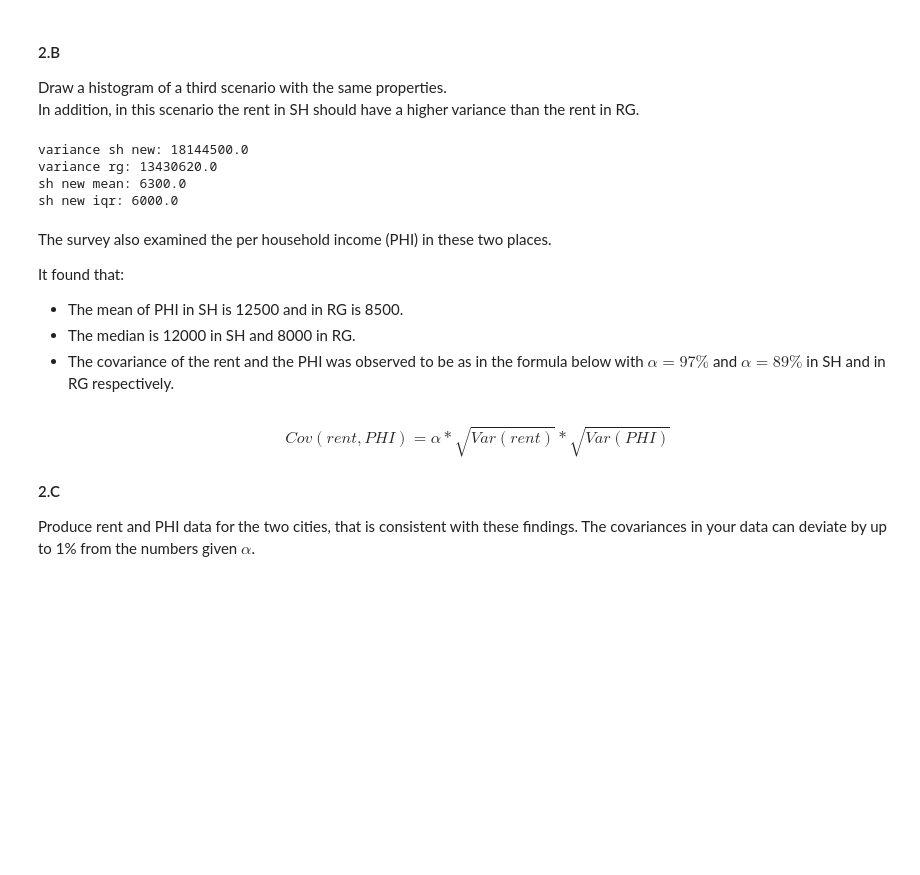
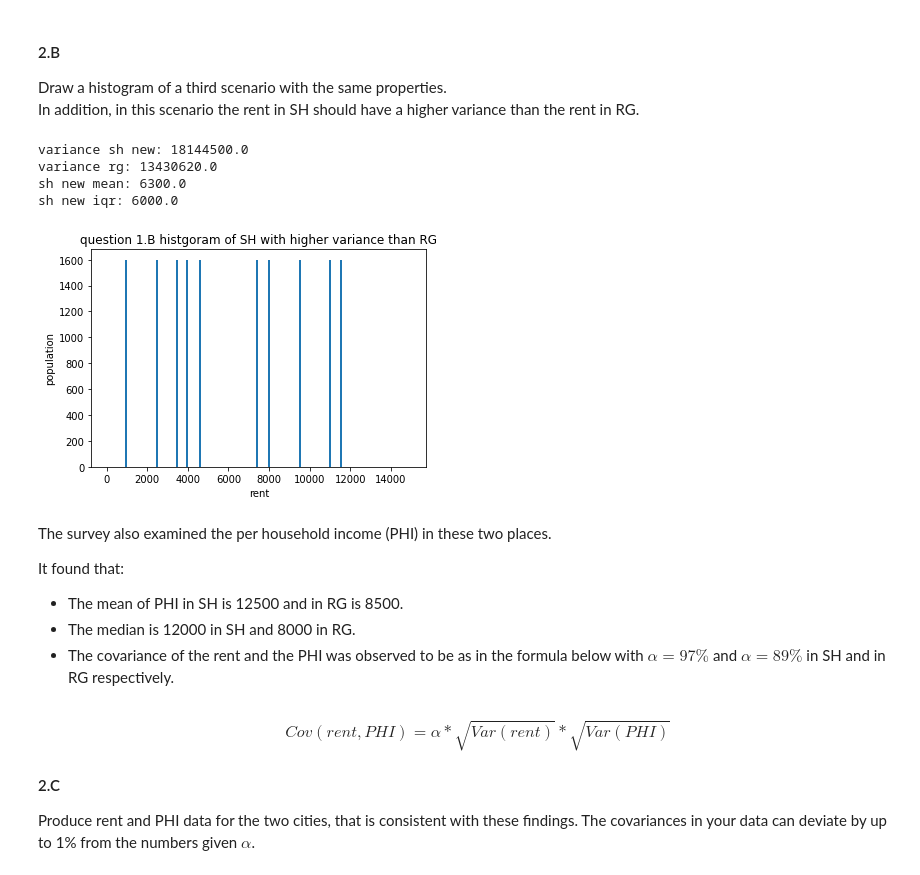
Before and after one commit to Alon-daniel/statistis, a Jupyter notebook: statistics/hw1/HW1.ipynb, the cells around one changed output. Drawn from its saved outputs; the diff is of its cells as text; code cells hidden in the pictures; blank space fills up the shorter version.

```diff
--- a/statistics/hw1/HW1.ipynb
+++ b/statistics/hw1/HW1.ipynb
@@ -142,16 +128,20 @@ In addition, in this scenario the rent in SH should have a higher variance than
 # %%
 sh_base_big_var=  [1000, 1500, 2000, 4000, 4600, 7400, 8000, 9500, 11000, 14500]
 sh_full_big_var = np.repeat(sh_base, 1600)
 plt.hist(sh_full_big_var, bins = np.linspace(0, 15000, num=150))
+plt.title('question 1.B histgoram of SH with higher variance than RG')
+plt.xlabel('rent')
+plt.ylabel('population')
 print('variance sh new: ' + str(np.var(sh_base_big_var)))
 print('variance rg: ' + str(np.var(rg_full)))
 print('sh new mean: ' + str(np.mean(sh_full_big_var)))
 print('sh new iqr: ' + str(iqr(sh_full_big_var)))
 # %% [output]
 variance sh new: 18144500.0
 variance rg: 13430620.0
 sh new mean: 6300.0
 sh new iqr: 6000.0
+[figure, added]
 # %% [markdown]
 The survey also examined the per household income (PHI) in these two places.<br>
 
```
Also changed, not shown: parts of 9 cells of this notebook, 1 other file.
